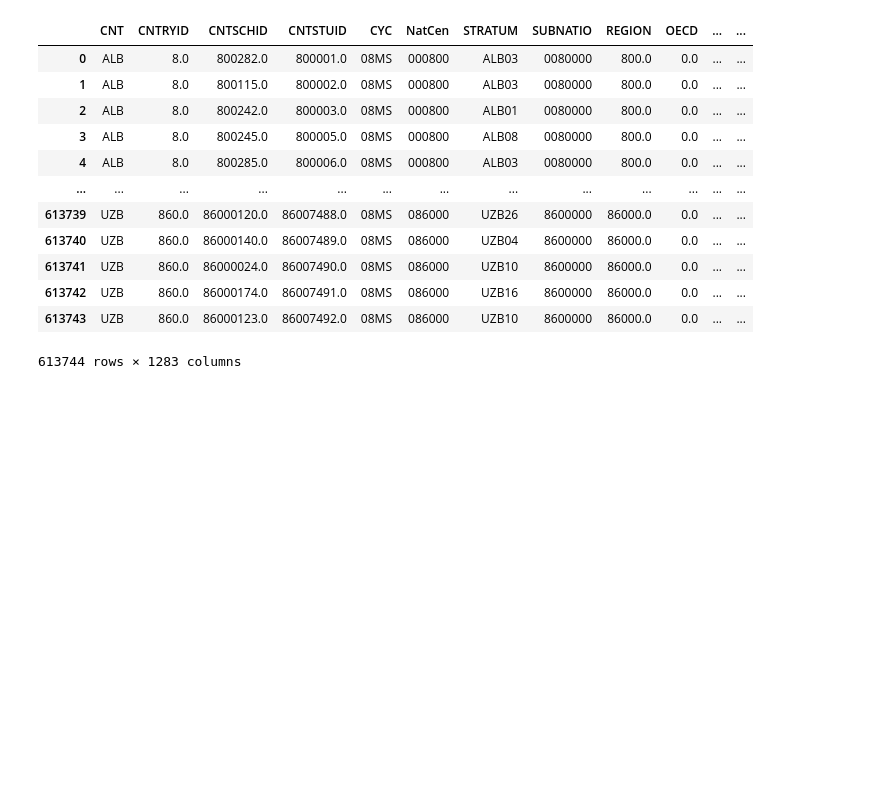
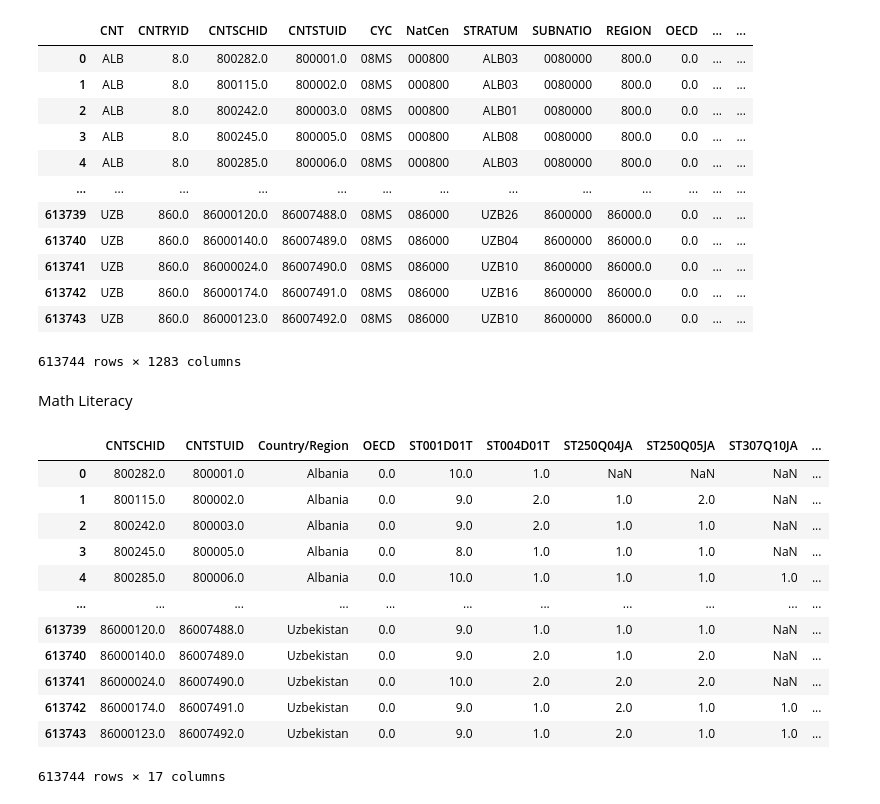
Before and after one commit to pattowen/pisatest2022analysis, a Jupyter notebook: Pisa2022-analyze.ipynb, the cells around one changed output. Cells and saved outputs as stored; diff of their text form; code cells hidden in the pictures; blank space fills up the shorter version.

```diff
--- a/Pisa2022-analyze.ipynb
+++ b/Pisa2022-analyze.ipynb
@@ -347,3 +309,34 @@ pisa_df
 | 613742 | UZB | 860.0 | 86000174.0 | 86007491.0 | 08MS | 086000 | UZB16 | 8600000 | 86000.0 | 0.0 | ... | ... |
 | 613743 | UZB | 860.0 | 86000123.0 | 86007492.0 | 08MS | 086000 | UZB10 | 8600000 | 86000.0 | 0.0 | ... | ... |
 613744 rows × 1283 columns
+# %% [markdown]
+Math Literacy
+# %%
+df_pisa2022[['PV1MATH','PV2MATH','PV3MATH', 'PV4MATH', 'PV5MATH','PV6MATH','PV7MATH','PV8MATH', 'PV9MATH', 'PV10MATH']].describe()
+df_pisa2022['Avg_Math_Literacy'] = df_pisa2022[['PV1MATH','PV2MATH','PV3MATH', 'PV4MATH', 'PV5MATH','PV6MATH','PV7MATH','PV8MATH', 'PV9MATH', 'PV10MATH']].mean(axis=1)
+# %%
+df_pisa2022[['PV1SCIE','PV2SCIE','PV3SCIE','PV4SCIE','PV5SCIE','PV6SCIE','PV7SCIE','PV8SCIE','PV9SCIE','PV10SCIE']].describe()
+df_pisa2022['Avg_Scientific_Literacy'] = df_pisa2022[['PV1SCIE','PV2SCIE','PV3SCIE','PV4SCIE','PV5SCIE','PV6SCIE','PV7SCIE','PV8SCIE','PV9SCIE','PV10SCIE']].mean(axis=1)
+# %%
+df_pisa2022[['PV1READ','PV2READ','PV3READ', 'PV4READ', 'PV5READ','PV6READ','PV7READ','PV8READ', 'PV9READ', 'PV10READ']].describe()
+df_pisa2022['Avg_Reading_Literacy'] = df_pisa2022[['PV1READ','PV2READ','PV3READ', 'PV4READ', 'PV5READ','PV6READ','PV7READ','PV8READ', 'PV9READ', 'PV10READ']].mean(axis=1)
+# %%
+df_pisa2022['Overall_Literacy'] = df_pisa2022[['Avg_Math_Literacy','Avg_Scientific_Literacy','Avg_Reading_Literacy']].mean(axis=1)
+df_pisa2022[['Avg_Math_Literacy','Avg_Scientific_Literacy','Avg_Reading_Literacy','Overall_Literacy']];
+# %%
+pisa_analysis_df = df_pisa2022[['CNTSCHID','CNTSTUID', 'Country/Region', 'OECD', 'ST001D01T','ST004D01T','ST250Q04JA','ST250Q05JA','ST307Q10JA','ST034Q06TA','ST294Q02JA','HISCED','Avg_Math_Literacy','Avg_Scientific_Literacy','Avg_Reading_Literacy','Overall_Literacy', 'Average_Score']]
+pisa_analysis_df
+# %% [output]
+|  | CNTSCHID | CNTSTUID | Country/Region | OECD | ST001D01T | ST004D01T | ST250Q04JA | ST250Q05JA | ST307Q10JA | ... |
+| 0 | 800282.0 | 800001.0 | Albania | 0.0 | 10.0 | 1.0 | NaN | NaN | NaN | ... |
+| 1 | 800115.0 | 800002.0 | Albania | 0.0 | 9.0 | 2.0 | 1.0 | 2.0 | NaN | ... |
+| 2 | 800242.0 | 800003.0 | Albania | 0.0 | 9.0 | 2.0 | 1.0 | 1.0 | NaN | ... |
+| 3 | 800245.0 | 800005.0 | Albania | 0.0 | 8.0 | 1.0 | 1.0 | 1.0 | NaN | ... |
+| 4 | 800285.0 | 800006.0 | Albania | 0.0 | 10.0 | 1.0 | 1.0 | 1.0 | 1.0 | ... |
+| ... | ... | ... | ... | ... | ... | ... | ... | ... | ... | ... |
+| 613739 | 86000120.0 | 86007488.0 | Uzbekistan | 0.0 | 9.0 | 1.0 | 1.0 | 1.0 | NaN | ... |
+| 613740 | 86000140.0 | 86007489.0 | Uzbekistan | 0.0 | 9.0 | 2.0 | 1.0 | 2.0 | NaN | ... |
+| 613741 | 86000024.0 | 86007490.0 | Uzbekistan | 0.0 | 10.0 | 2.0 | 2.0 | 2.0 | NaN | ... |
+| 613742 | 86000174.0 | 86007491.0 | Uzbekistan | 0.0 | 9.0 | 1.0 | 2.0 | 1.0 | 1.0 | ... |
+| 613743 | 86000123.0 | 86007492.0 | Uzbekistan | 0.0 | 9.0 | 1.0 | 2.0 | 1.0 | 1.0 | ... |
+613744 rows × 17 columns
```
Also changed, not shown: parts of 35 cells of this notebook, 21 other files.
